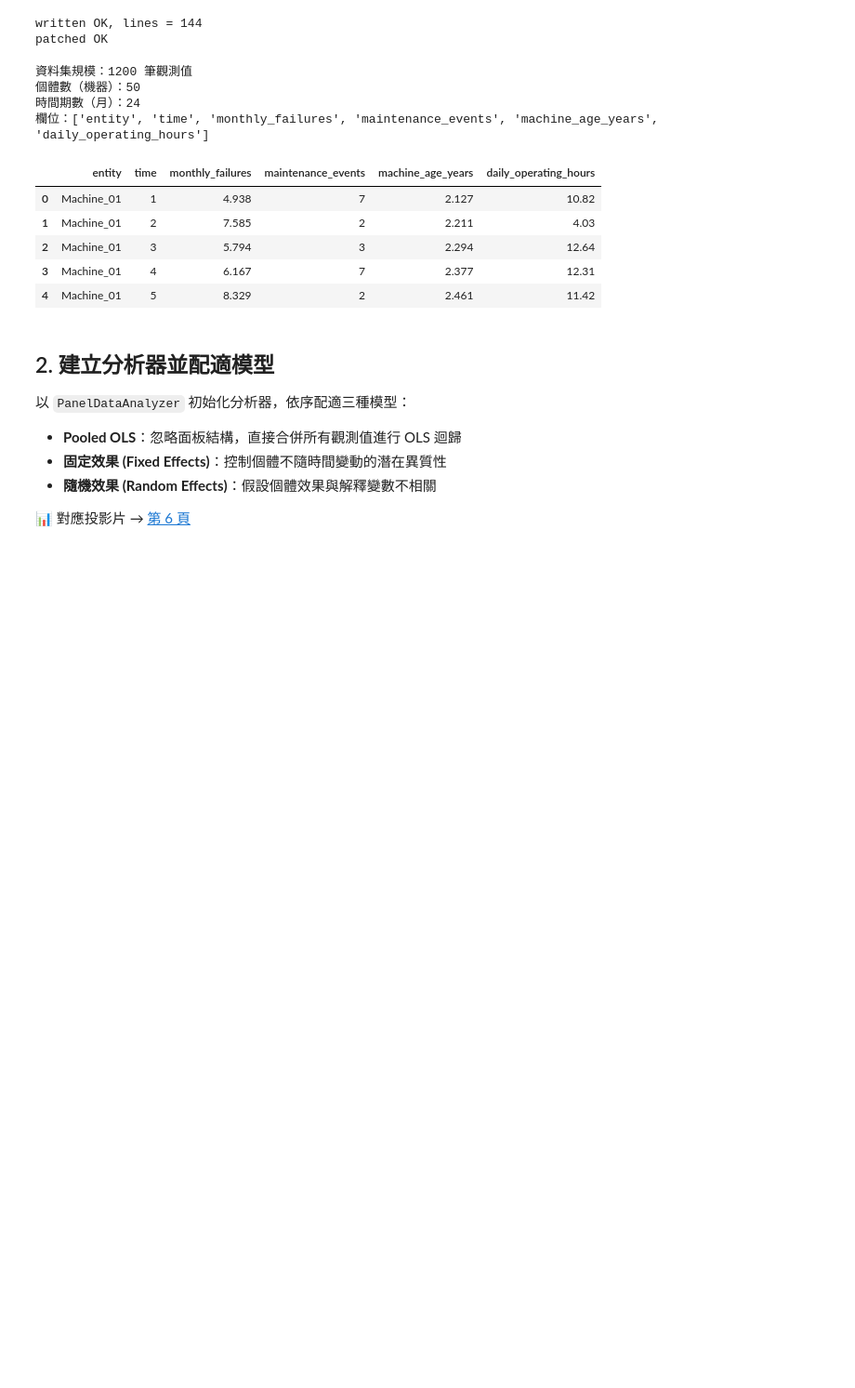
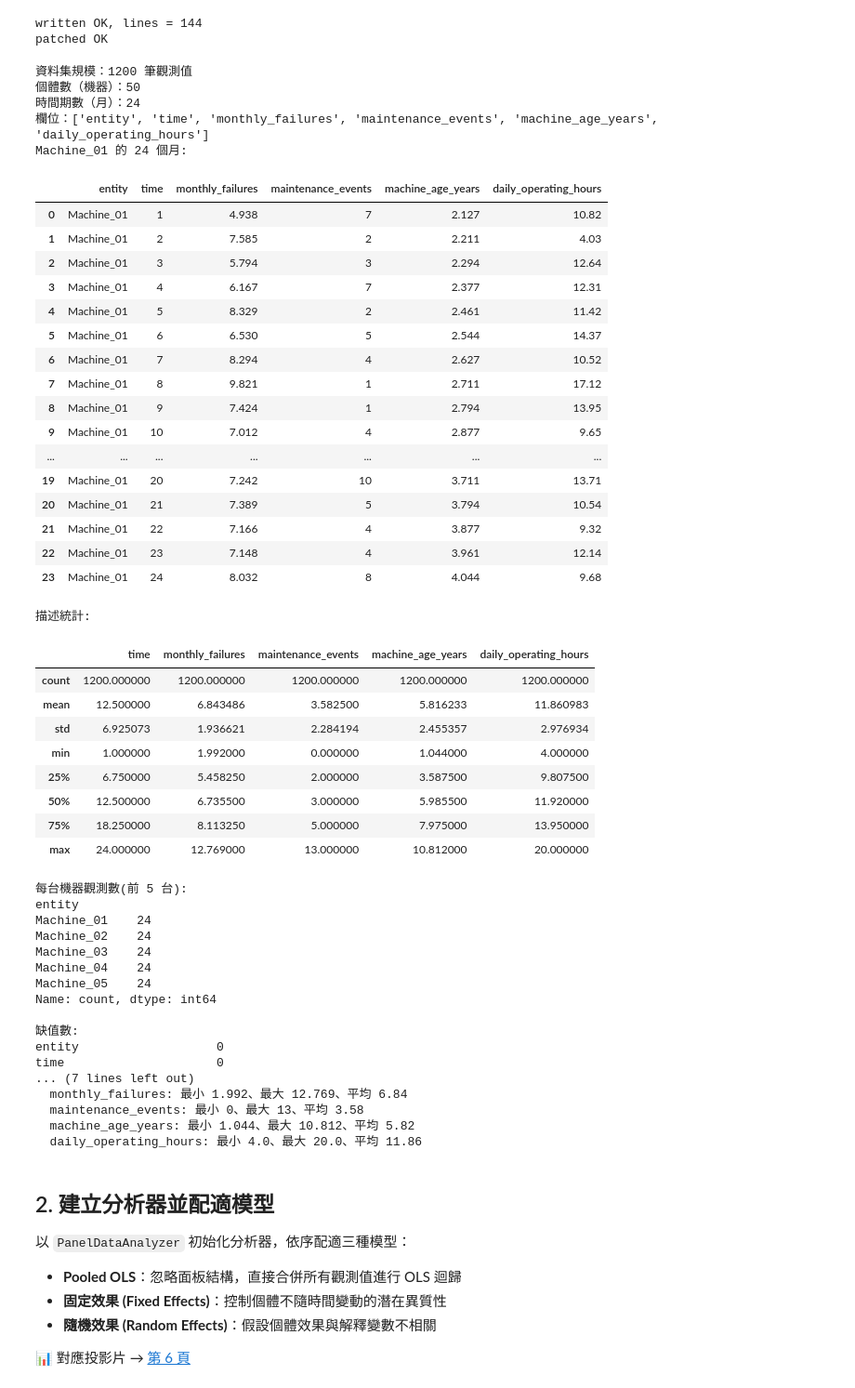
Before and after one commit to f114119113-ops/git_test, a Jupyter notebook: workshop_data/panel_data_analysis.ipynb, the cells around one changed output. Shown at 93% size. Drawn from its saved outputs; the diff is of its cells as text; code cells hidden in the pictures; blank space fills up the shorter version.

```diff
--- a/workshop_data/panel_data_analysis.ipynb
+++ b/workshop_data/panel_data_analysis.ipynb
@@ -150,25 +184,85 @@ patched OK
 # %%
 from panel_data_module import PanelDataAnalyzer, create_sample_manufacturing_datasets
 
 datasets = create_sample_manufacturing_datasets()
 data = datasets['equipment_performance']
 
 print(f'資料集規模：{data.shape[0]} 筆觀測值')
 print(f'個體數（機器）：{data["entity"].nunique()}')
 print(f'時間期數（月）：{data["time"].nunique()}')
 print(f'欄位：{list(data.columns)}')
 data.head()
+
+# ① 同一台機器的完整 24 個月 ← 最能看出「面板」結構
+print("Machine_01 的 24 個月:")
+display(data[data['entity'] == 'Machine_01'])
+
+# ② 各數值欄位描述統計(平均/最小/最大/標準差)
+print("\n描述統計:")
+display(data.describe())
+
+# ③ 每台機器筆數(確認平衡面板,應該都 = 24)
+print("\n每台機器觀測數(前 5 台):")
+print(data['entity'].value_counts().head())
+
+# ④ 缺值檢查(乾淨資料應全為 0)
+print("\n缺值數:")
+print(data.isnull().sum())
+
+# ⑤ 每個變數的範圍與平均
+print("\n各變數範圍:")
+for col in ['monthly_failures','maintenance_events','machine_age_years','daily_operating_hours']:
+    print(f"  {col}: 最小 {data[col].min()}、最大 {data[col].max()}、平均 {round(data[col].mean(),2)}")
 # %% [output]
 資料集規模：1200 筆觀測值
 個體數（機器）：50
 時間期數（月）：24
 欄位：['entity', 'time', 'monthly_failures', 'maintenance_events', 'machine_age_years', 'daily_operating_hours']
+Machine_01 的 24 個月:
 |  | entity | time | monthly_failures | maintenance_events | machine_age_years | daily_operating_hours |
 | 0 | Machine_01 | 1 | 4.938 | 7 | 2.127 | 10.82 |
 | 1 | Machine_01 | 2 | 7.585 | 2 | 2.211 | 4.03 |
 | 2 | Machine_01 | 3 | 5.794 | 3 | 2.294 | 12.64 |
 | 3 | Machine_01 | 4 | 6.167 | 7 | 2.377 | 12.31 |
 | 4 | Machine_01 | 5 | 8.329 | 2 | 2.461 | 11.42 |
+| 5 | Machine_01 | 6 | 6.530 | 5 | 2.544 | 14.37 |
+| 6 | Machine_01 | 7 | 8.294 | 4 | 2.627 | 10.52 |
+| 7 | Machine_01 | 8 | 9.821 | 1 | 2.711 | 17.12 |
+| 8 | Machine_01 | 9 | 7.424 | 1 | 2.794 | 13.95 |
+| 9 | Machine_01 | 10 | 7.012 | 4 | 2.877 | 9.65 |
+| ... | ... | ... | ... | ... | ... | ... |
+| 19 | Machine_01 | 20 | 7.242 | 10 | 3.711 | 13.71 |
+| 20 | Machine_01 | 21 | 7.389 | 5 | 3.794 | 10.54 |
+| 21 | Machine_01 | 22 | 7.166 | 4 | 3.877 | 9.32 |
+| 22 | Machine_01 | 23 | 7.148 | 4 | 3.961 | 12.14 |
+| 23 | Machine_01 | 24 | 8.032 | 8 | 4.044 | 9.68 |
+描述統計:
+|  | time | monthly_failures | maintenance_events | machine_age_years | daily_operating_hours |
+| count | 1200.000000 | 1200.000000 | 1200.000000 | 1200.000000 | 1200.000000 |
+| mean | 12.500000 | 6.843486 | 3.582500 | 5.816233 | 11.860983 |
+| std | 6.925073 | 1.936621 | 2.284194 | 2.455357 | 2.976934 |
+| min | 1.000000 | 1.992000 | 0.000000 | 1.044000 | 4.000000 |
+| 25% | 6.750000 | 5.458250 | 2.000000 | 3.587500 | 9.807500 |
+| 50% | 12.500000 | 6.735500 | 3.000000 | 5.985500 | 11.920000 |
+| 75% | 18.250000 | 8.113250 | 5.000000 | 7.975000 | 13.950000 |
+| max | 24.000000 | 12.769000 | 13.000000 | 10.812000 | 20.000000 |
+每台機器觀測數(前 5 台):
+entity
+Machine_01    24
+Machine_02    24
+Machine_03    24
+Machine_04    24
+Machine_05    24
+Name: count, dtype: int64
+
+缺值數:
+entity                   0
+time                     0
+... (7 lines left out)
+  monthly_failures: 最小 1.992、最大 12.769、平均 6.84
+  maintenance_events: 最小 0、最大 13、平均 3.58
+  machine_age_years: 最小 1.044、最大 10.812、平均 5.82
+  daily_operating_hours: 最小 4.0、最大 20.0、平均 11.86
 # %% [markdown]
 ## 2. 建立分析器並配適模型
 
```
Also changed, not shown: parts of 2 cells of this notebook.
